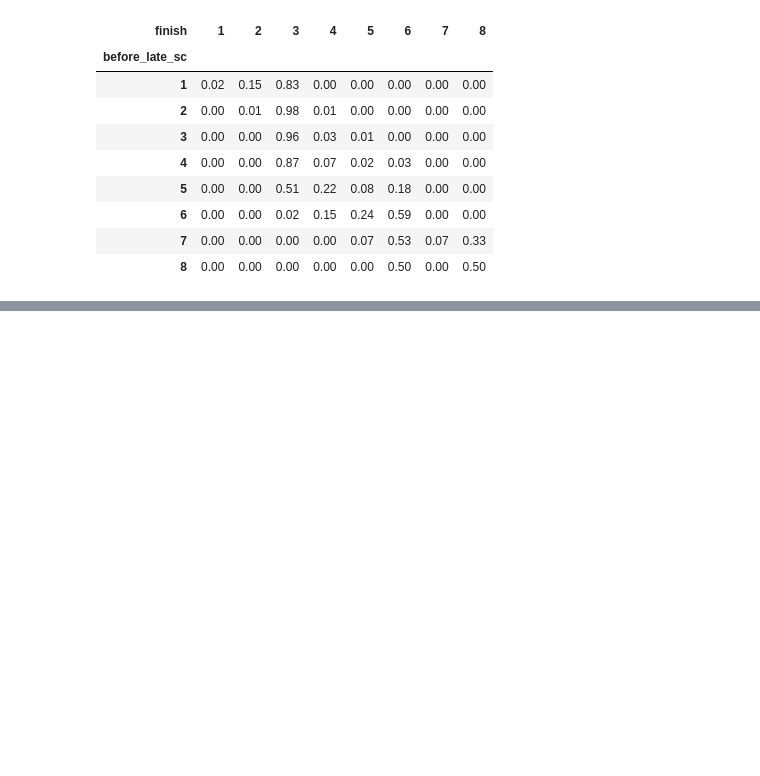
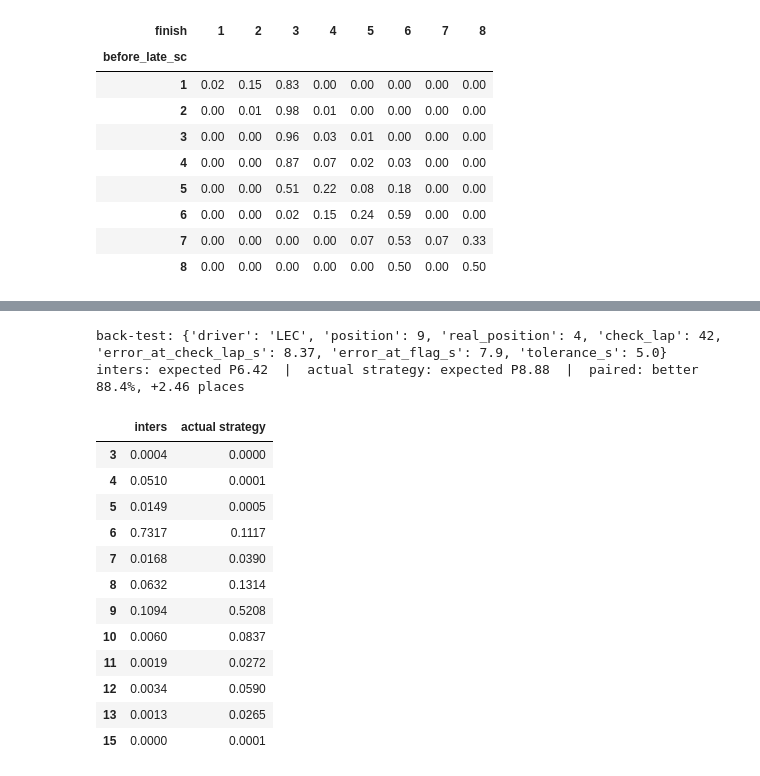
Before and after one commit to SyedTaqii/f1-2026-sepang-counterfactual, a Jupyter notebook: notebooks/sepang_counterfactual.ipynb, the cells around one changed output, grey strips where cells are left out. Saved outputs shown, nothing was run; the diff lists cells and outputs as text; code cells hidden in the pictures; blank space fills up the shorter version.

```diff
--- a/notebooks/sepang_counterfactual.ipynb
+++ b/notebooks/sepang_counterfactual.ipynb
@@ -355,0 +390,22 @@ pd.crosstab(d.before_late_sc, d.finish, normalize="index").round(2)   # position
+# %%
+r = res["repeat"]
+print("back-test:", r["backtest"])
+print(f"inters: expected P{r['finish']['expected']:.2f}  |  actual strategy: expected P{r['actual_strategy']['expected']:.2f}  |  "
+      f"paired: better {r['paired']['p_better']:.1%}, {r['paired']['expected_places_gained']:+.2f} places")
+pd.DataFrame({"inters": r["finish"]["distribution"], "actual strategy": r["actual_strategy"]["distribution"]}).fillna(0).sort_index(key=lambda i: i.astype(int))
+# %% [output]
+back-test: {'driver': 'LEC', 'position': 9, 'real_position': 4, 'check_lap': 42, 'error_at_check_lap_s': 8.37, 'error_at_flag_s': 7.9, 'tolerance_s': 5.0}
+inters: expected P6.42  |  actual strategy: expected P8.88  |  paired: better 88.4%, +2.46 places
+|  | inters | actual strategy |
+| 3 | 0.0004 | 0.0000 |
+| 4 | 0.0510 | 0.0001 |
+| 5 | 0.0149 | 0.0005 |
+| 6 | 0.7317 | 0.1117 |
+| 7 | 0.0168 | 0.0390 |
+| 8 | 0.0632 | 0.1314 |
+| 9 | 0.1094 | 0.5208 |
+| 10 | 0.0060 | 0.0837 |
+| 11 | 0.0019 | 0.0272 |
+| 12 | 0.0034 | 0.0590 |
+| 13 | 0.0013 | 0.0265 |
+| 15 | 0.0000 | 0.0001 |
```
Also changed, not shown: parts of 13 cells of this notebook, 13 other files.
